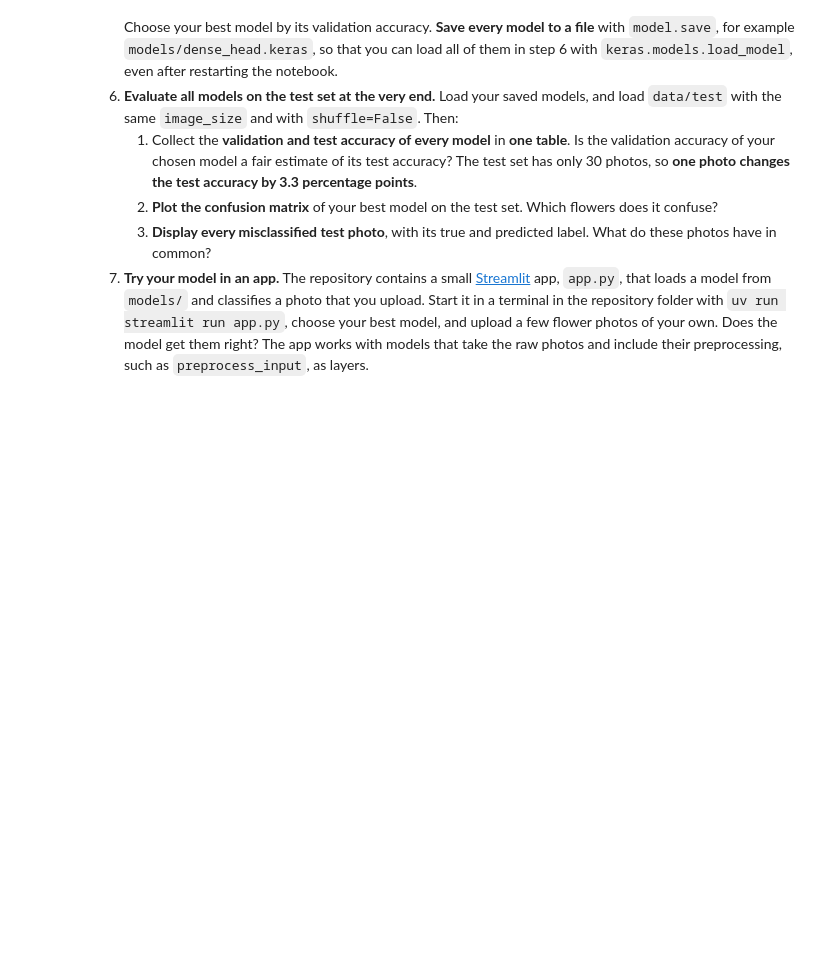
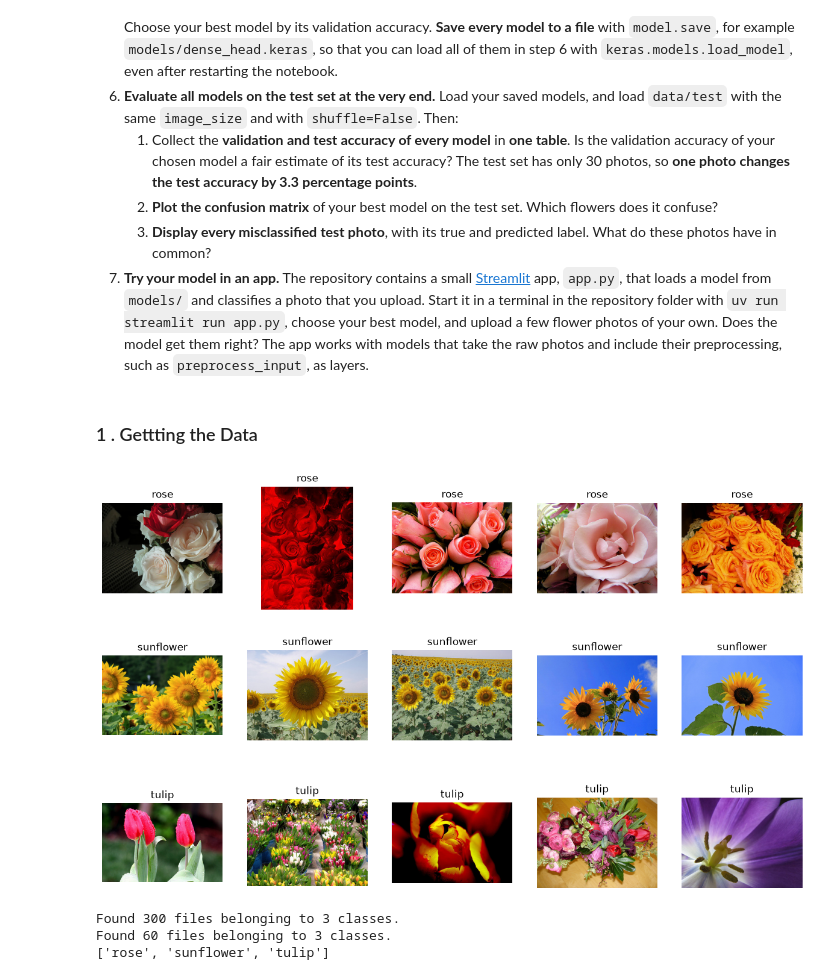
Before and after one commit to baradaran/w5d5-image-classifier-transfer-learning, a Jupyter notebook: 01_flower_classification_project.ipynb, the cells around one changed output. Cells and saved outputs as stored; diff of their text form; code cells hidden in the pictures; blank space fills up the shorter version.

Commit message:
Flower project: steps 1-3

```diff
--- a/01_flower_classification_project.ipynb
+++ b/01_flower_classification_project.ipynb
@@ -58,5 +58,41 @@ import pandas as pd
 from keras.applications import mobilenet_v2
 
 from sklearn.metrics import accuracy_score, ConfusionMatrixDisplay
+# %% [markdown]
+### 1 . Gettting the Data
 # %%
 # Your code here
+
+DATA = Path("data")
+
+from PIL import Image
+
+fig, axes = plt.subplots(3, 5, figsize=(15, 9))
+for row, flower in enumerate(["rose", "sunflower", "tulip"]):
+    paths = sorted((DATA / "train" / flower).glob("*.jpg"))[:5]
+    for col, path in enumerate(paths):
+        axes[row, col].imshow(Image.open(path))
+        axes[row, col].set_title(flower)
+        axes[row, col].axis("off")
+plt.show()
+# %% [output]
+[figure, added]
+# %%
+IMAGE_SIZE = (160, 160)
+BATCH_SIZE = 32
+SEED = 42
+
+train_ds = keras.utils.image_dataset_from_directory(
+    DATA / "train", image_size=IMAGE_SIZE, batch_size=BATCH_SIZE,
+    shuffle=True, seed=SEED,
+)
+val_ds = keras.utils.image_dataset_from_directory(
+    DATA / "validation", image_size=IMAGE_SIZE, batch_size=BATCH_SIZE,
+    shuffle=False,
+)
+class_names = train_ds.class_names
+print(class_names)
+# %% [output]
+Found 300 files belonging to 3 classes.
+Found 60 files belonging to 3 classes.
+['rose', 'sunflower', 'tulip']
```
